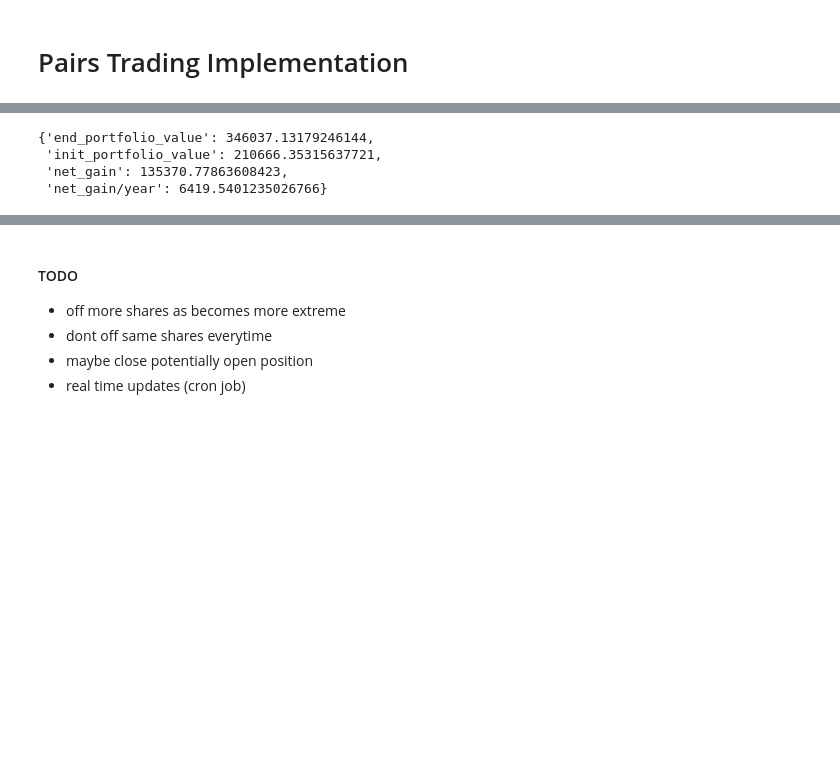
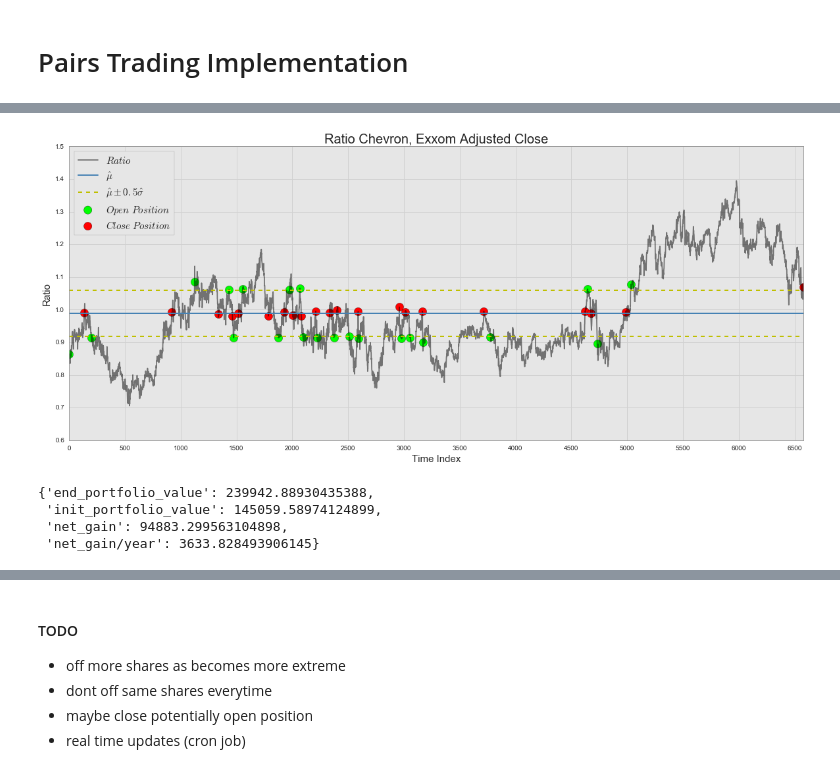
Before and after one commit to bbahmany/quant-finance, a Jupyter notebook: pairs-trading.ipynb, the cells around one changed output, grey strips where cells are left out. Saved outputs shown, nothing was run; the diff lists cells and outputs as text; code cells hidden in the pictures; blank space fills up the shorter version.

```diff
--- a/pairs-trading.ipynb
+++ b/pairs-trading.ipynb
@@ -202,5 +135,5 @@ def identify_next_position(ratio, k, start=0):
 
         day += 1
 
-    return None
+    return result
 # %%
@@ -216,11 +147,13 @@ def identify_all_positions(ratio, k, start=0):
 
     while day < size:
         position = identify_next_position(ratio, k, day)
-
-        if position:
+        if 'close' in position.keys():
             positions.append(position)
             day = position['close']
         else:
-            break
+            if 'open' in position.keys():
+                position['close'] = size-1
+                positions.append(position)
+                break
 
     return positions
@@ -251,0 +173,5 @@ positions
+# %%
+positions = identify_all_positions(pairs['CVX/XOM'], 0.5)
+plot_ratio(pairs['CVX/XOM'], 'Chevron, Exxom', deviations=[0.5], positions=positions)
+# %% [output]
+[figure, added]
@@ -272,10 +200,10 @@ def trade(numer_prices, numer_shares, denom_prices, denom_shares, ratio, positio
             'net_gain': cur_portfolio_value - init_portfolio_value,
             'net_gain/year': (cur_portfolio_value - init_portfolio_value) / (ratio.count() / 252) }
             # 252 trade days / year
-# %%
-trade(cell['VZ'], 10000, cell['T'], 10000, cell['VZ/T'], positions, 2000)
-# %% [output]
-{'end_portfolio_value': 346037.13179246144,
- 'init_portfolio_value': 210666.35315637721,
- 'net_gain': 135370.77863608423,
- 'net_gain/year': 6419.5401235026766}
+# %%
+trade(pairs['CVX'], 10000, pairs['XOM'], 10000, pairs['CVX/XOM'], positions, 2000)
+# %% [output]
+{'end_portfolio_value': 239942.88930435388,
+ 'init_portfolio_value': 145059.58974124899,
+ 'net_gain': 94883.299563104898,
+ 'net_gain/year': 3633.828493906145}
```
Also changed, not shown: parts of 29 cells of this notebook, 10 other files.
